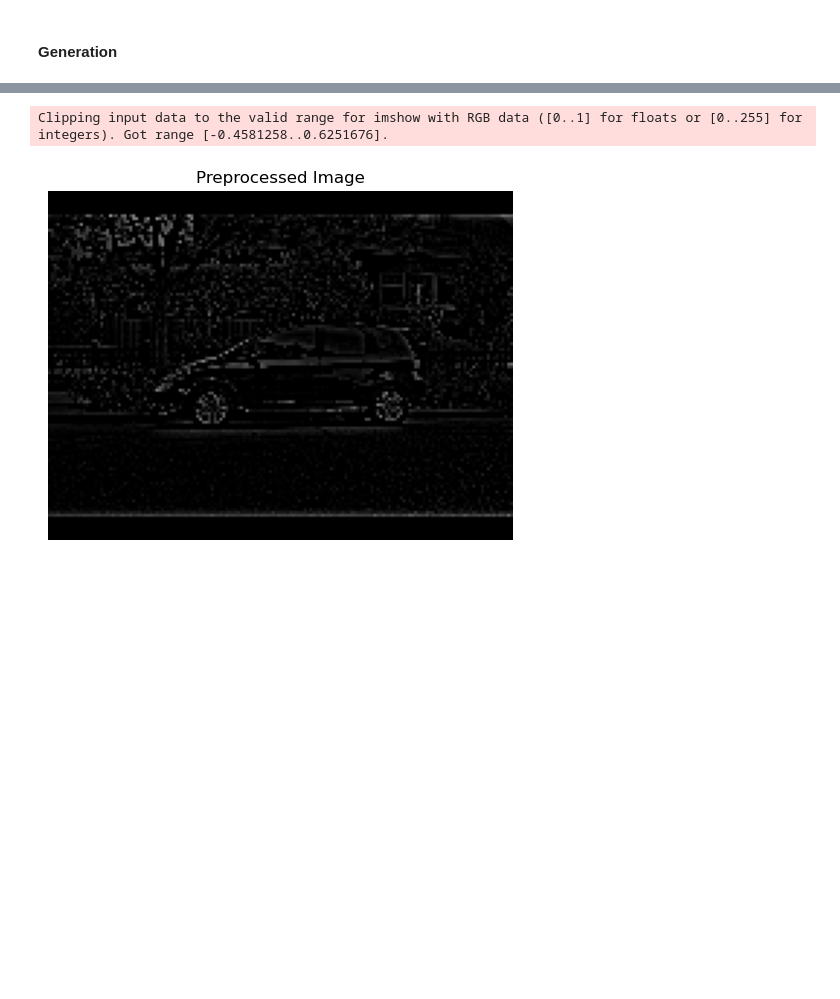
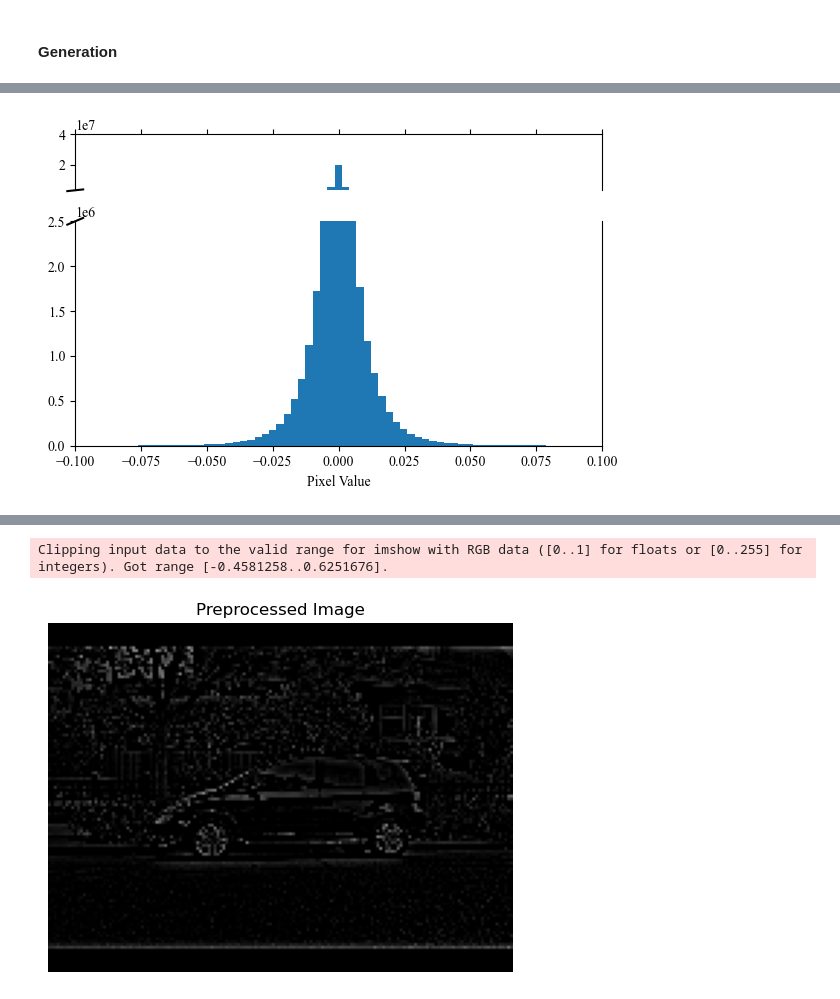
Before and after one commit to LiaNimmermann/Visualization-Notebooks, a Jupyter notebook: Processed-Images/Preprocessing-Visualization-Cleaned.ipynb, the cells around one changed output, grey strips where cells are left out. Drawn from its saved outputs; the diff is of its cells as text; code cells hidden in the pictures; blank space fills up the shorter version.

```diff
--- a/Processed-Images/Preprocessing-Visualization-Cleaned.ipynb
+++ b/Processed-Images/Preprocessing-Visualization-Cleaned.ipynb
@@ -468,0 +657,92 @@ def plot_value_distribution(tensor_image, title="Image Value Distribution", save
+# %%
+if False:
+    # Duplicate of the 2x2 distribution figure, plus two broken-axis examples for the lower-row histograms
+    bins = 256
+    # Recreate the 2x2 for reference
+    plt.figure(figsize=(9, 6))
+    plt.subplot(2, 2, 1)
+    sns.histplot(original_tensor[0].cpu().numpy().flatten(), bins=bins)
+    plt.title("Original Image Value Distribution")
+    plt.xlim(0, 1)
+    plt.ylim(0, 2500000)
+    plt.xlabel("Pixel Value")
+    plt.ylabel("")
+    plt.subplot(2, 2, 2)
+    sns.histplot(original_sparse[0].cpu().numpy().flatten(), bins=bins)
+    plt.title("Sparsified Image Value Distribution")
+    plt.xlim(0, 1)
+    plt.ylim(0, 2500000)
+    plt.xlabel("Pixel Value")
+    plt.ylabel("")
+    # For the lower row we will show the same histograms but then create separate broken-axis figures below
+    plt.subplot(2, 2, 3)
+    sns.histplot(processed[0].cpu().numpy().flatten(), bins=bins)
+    plt.title("Sparse Image Value Distribution")
+    plt.xlim(-0.1, 0.1)
+    plt.ylim(0, 5000000)
+    plt.xlabel("Pixel Value")
+    plt.ylabel("")
+    plt.subplot(2, 2, 4)
+    sns.histplot(sparse[0].cpu().numpy().flatten(), bins=bins)
+    plt.title("Sparsified Processed Image Value Distribution")
+    plt.xlim(-0.1, 0.1)
+    plt.ylim(0, 5000000)
+    plt.xlabel("Pixel Value")
+    plt.ylabel("")
+    plt.subplots_adjust(hspace=0.3)
+    axes = plt.gcf().get_axes()
+    for ax in axes[2:]:
+        xt = ax.get_xticks()
+        if len(xt) > 1:
+            ax.set_xticks(xt[::2])
+    plt.tight_layout()
+    plt.show()
+
+
+# --- Broken-axis example for the 'processed' histogram (pure Matplotlib) ---
+data_proc = processed[0].cpu().numpy().flatten()
+fig, (ax_high, ax_low) = plt.subplots(2, 1, sharex=True, gridspec_kw={'height_ratios': [1,4]}, figsize=(6, 4))
+# lower (main) axis
+ax_low.hist(data_proc, bins=bins, color='C0')
+ax_low.set_ylim(0, 2500000)  # main y-range
+# upper axis to show tall bars
+ax_high.hist(data_proc, bins=bins, color='C0')
+ax_high.set_ylim(3500000, 40000000)
+# hide spines between the two axes and add diagonal break markers
+ax_high.spines['bottom'].set_visible(False)
+ax_low.spines['top'].set_visible(False)
+ax_high.set_xlim(-0.1, 0.1)
+ax_high.xaxis.tick_top()
+ax_high.tick_params(labeltop=False)
+d = .015  # size of diagonal break mark in axes coordinates
+kwargs = dict(transform=ax_low.transAxes, color='k', clip_on=False)
+ax_low.plot((-d, +d), (1 - d, 1 + d), **kwargs)
+kwargs.update(transform=ax_high.transAxes)
+ax_high.plot((-d, +d), (-d, +d), **kwargs)
+ax_low.set_xlabel("Pixel Value")
+plt.tight_layout()
+plt.savefig("C:\\Users\\dekav\\VSC-Code\\Visualization-Notebooks\\Figure-PDFs\\value_distributions\\distribution_processed.pdf", bbox_inches='tight')
+plt.show()
+# --- Broken-axis example for the 'sparse' histogram (pure Matplotlib) ---
+data_sparse = sparse[0].cpu().numpy().flatten()
+fig, (ax_high, ax_low) = plt.subplots(2, 1, sharex=True, gridspec_kw={'height_ratios': [1,4]}, figsize=(6, 4))
+ax_low.hist(data_sparse, bins=bins, color='C0')
+ax_low.set_ylim(0, 2500000)
+ax_high.hist(data_sparse, bins=bins, color='C0')
+ax_high.set_ylim(3500000, 40000000)
+ax_high.set_xlim(-0.1, 0.1)
+ax_high.spines['bottom'].set_visible(False)
+ax_low.spines['top'].set_visible(False)
+ax_high.xaxis.tick_top()
+ax_high.tick_params(labeltop=False)
+d = .015
+kwargs = dict(transform=ax_low.transAxes, color='k', clip_on=False)
+ax_low.plot((-d, +d), (1 - d, 1 + d), **kwargs)
+kwargs.update(transform=ax_high.transAxes)
+ax_high.plot((-d, +d), (-d, +d), **kwargs)
+ax_low.set_xlabel("Pixel Value")
+plt.tight_layout()
+plt.savefig("C:\\Users\\dekav\\VSC-Code\\Visualization-Notebooks\\Figure-PDFs\\value_distributions\\distribution_processed_sparse.pdf", bbox_inches='tight')
+plt.show()
+# %% [output]
+[figure, added]
```
Also changed, not shown: parts of 20 cells of this notebook, 35 other files.
